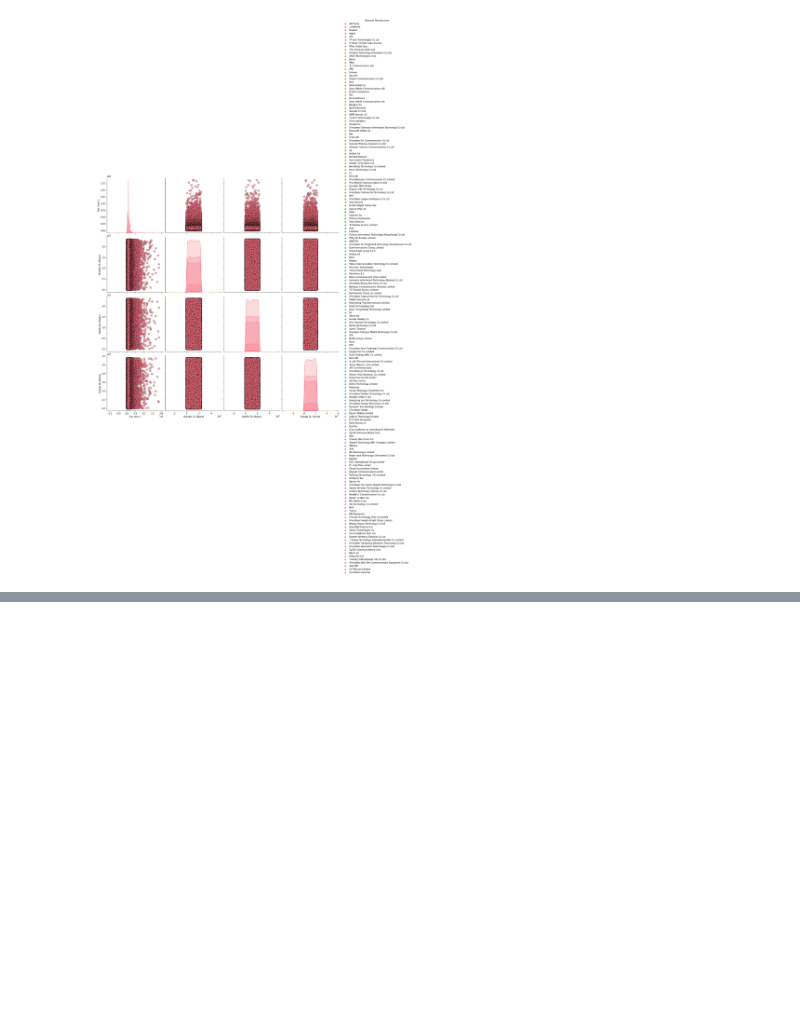
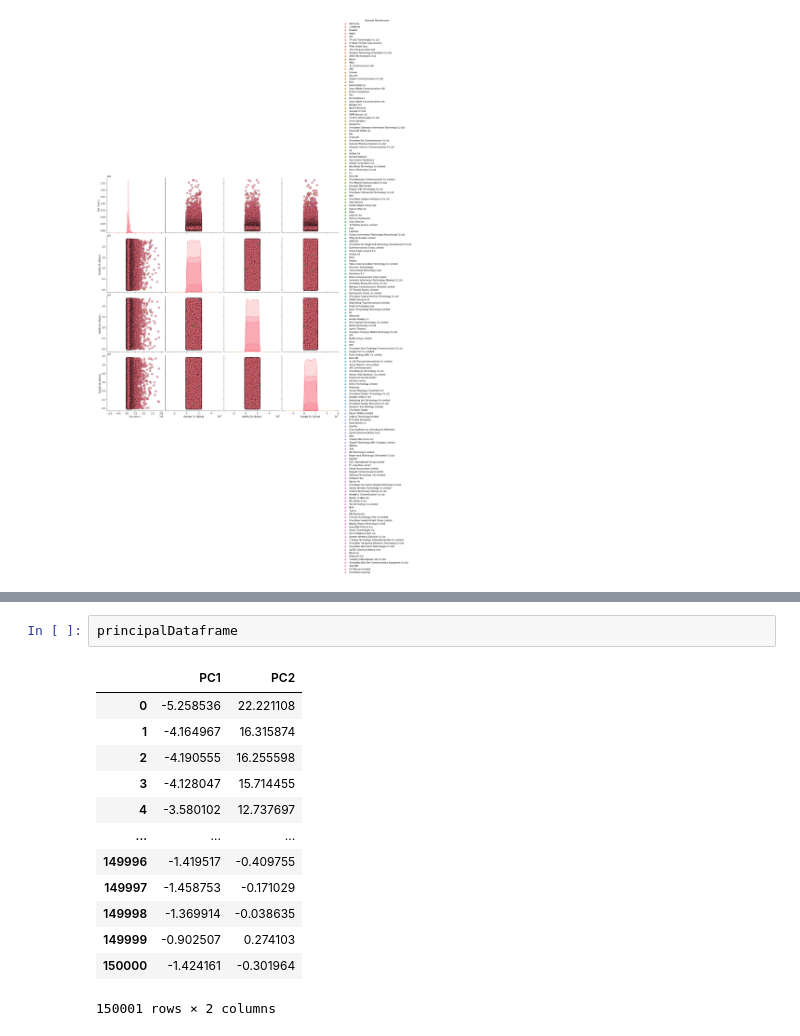
Before and after one commit to ekubay/Telecom-Data-Analysis, a Jupyter notebook: notebooks/Data_Exploration.ipynb, the cells around one changed output, grey strips where cells are left out. Drawn from its saved outputs; the diff is of its cells as text; blank space fills up the shorter version.

```diff
--- a/notebooks/Data_Exploration.ipynb
+++ b/notebooks/Data_Exploration.ipynb
@@ -795,0 +796,16 @@ NameError: name 'PCA' is not defined
+# %%
+principalDataframe
+# %% [output]
+|  | PC1 | PC2 |
+| 0 | -5.258536 | 22.221108 |
+| 1 | -4.164967 | 16.315874 |
+| 2 | -4.190555 | 16.255598 |
+| 3 | -4.128047 | 15.714455 |
+| 4 | -3.580102 | 12.737697 |
+| ... | ... | ... |
+| 149996 | -1.419517 | -0.409755 |
+| 149997 | -1.458753 | -0.171029 |
+| 149998 | -1.369914 | -0.038635 |
+| 149999 | -0.902507 | 0.274103 |
+| 150000 | -1.424161 | -0.301964 |
+150001 rows × 2 columns
```
Also changed, not shown: parts of 47 cells of this notebook.
